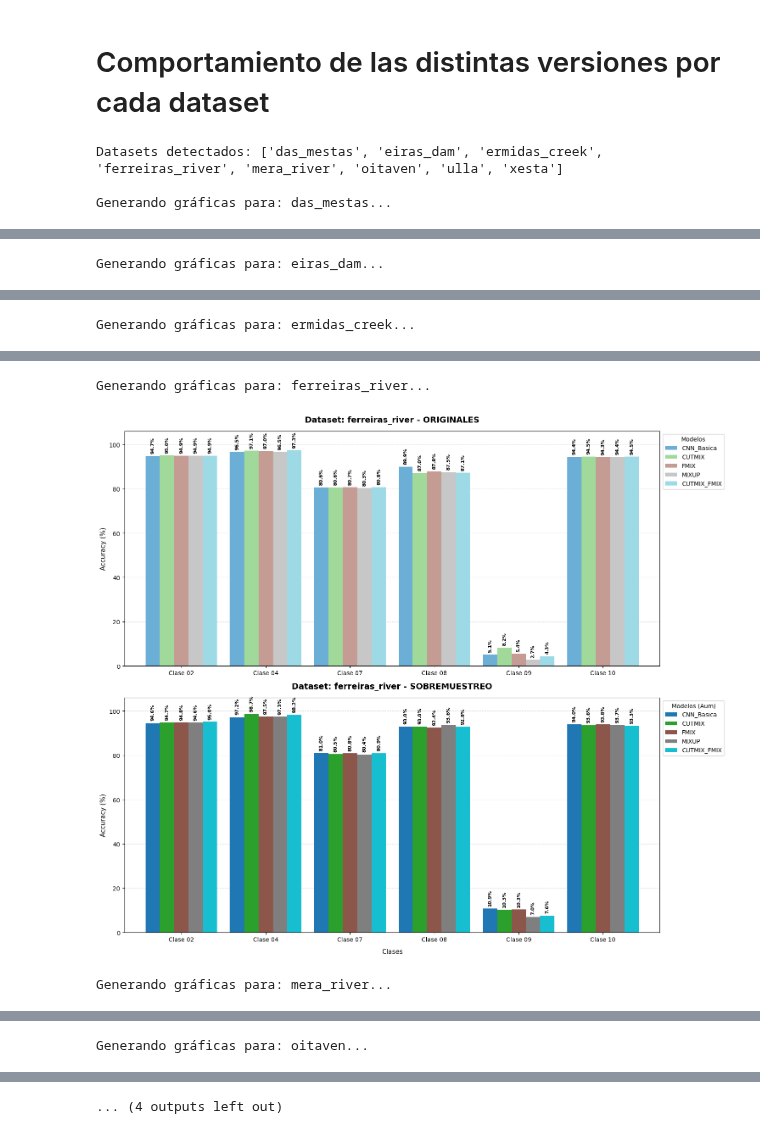
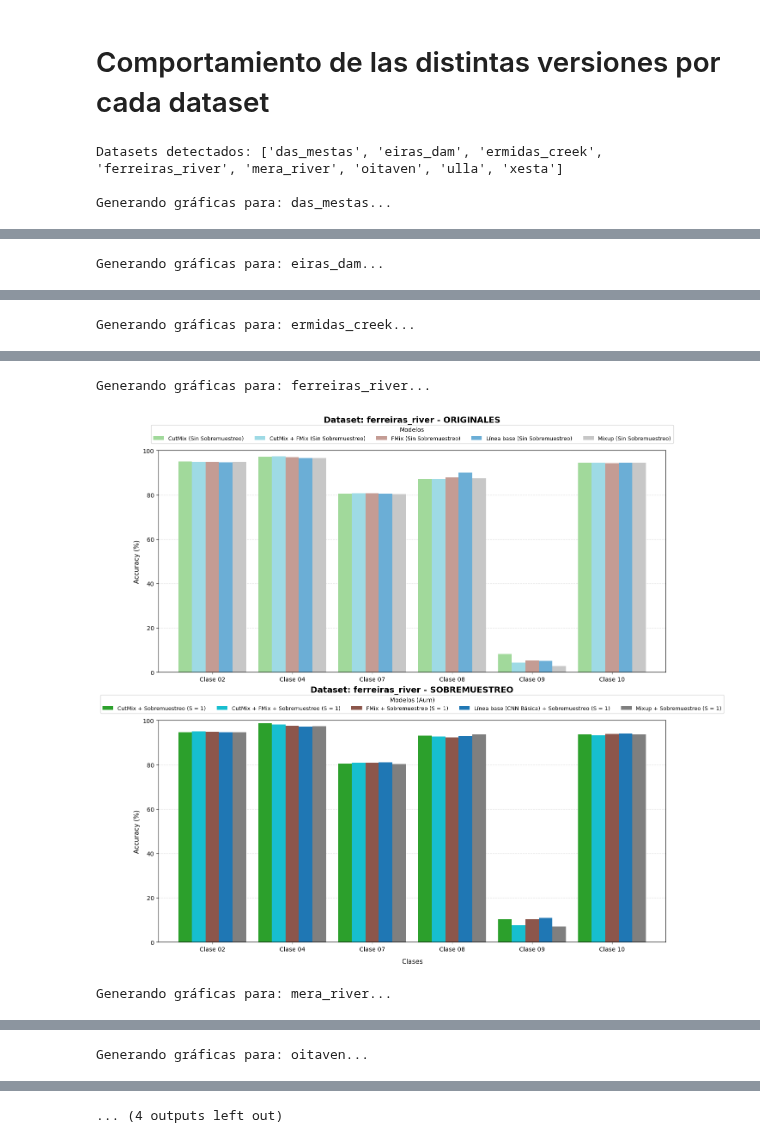
Before and after one commit to DBR5823/TFG_DanielBerdullasRey, a Jupyter notebook: Analisis_Fase1.ipynb, the cells around one changed output, grey strips where cells are left out. Saved outputs shown, nothing was run; the diff lists cells and outputs as text; code cells hidden in the pictures.

```diff
--- a/Analisis_Fase1.ipynb
+++ b/Analisis_Fase1.ipynb
@@ -915,7 +915,7 @@ def graficar_clases_separado_limpio(dataset_objetivo):
         ruta_orig = os.path.join("Codigos_AumentadoClaseMinoritaria/resultadosPruebas", f"resultados_{modelo}.log")
         ruta_aum = os.path.join("Codigos_AumentadoClaseMinoritaria/resultadosPruebasAumentado", f"resultados_{modelo}_aumentado.log")
 
-        # Processar Originales
+        # Procesar Originales
         if os.path.exists(ruta_orig):
             _, _, df_clases_orig = procesar_log_detallado(ruta_orig)
             if df_clases_orig is not None and dataset_objetivo in df_clases_orig.index:
@@ -940,12 +940,45 @@ def graficar_clases_separado_limpio(dataset_objetivo):
         print(f"No hay datos para {dataset_objetivo}")
         return
 
+    # ================= MODIFICACIÓN: ORDENAR Y CAMBIAR A SOBREMUESTREO =================
+    # Orden extraído de la imagen (aplica tanto para Originales como para Sobremuestreo)
+    orden_ranking = ["CUTMIX", "CUTMIX_FMIX", "FMIX", "CNN_Basica", "MIXUP"]
+
+    # Diccionarios de mapeo actualizados con "Sobremuestreo"
+    nombres_originales = {
+        "CUTMIX": "CutMix (Sin Sobremuestreo)",
+        "CUTMIX_FMIX": "CutMix + FMix (Sin Sobremuestreo)",
+        "FMIX": "FMix (Sin Sobremuestreo)",
+        "CNN_Basica": "Línea base (Sin Sobremuestreo)",
+        "MIXUP": "Mixup (Sin Sobremuestreo)"
+    }
+
+    nombres_aumentados = {
+        "CUTMIX": "CutMix + Sobremuestreo (S = 1)",
+        "CUTMIX_FMIX": "CutMix + FMix + Sobremuestreo (S = 1)",
+        "FMIX": "FMix + Sobremuestreo (S = 1)",
+        "CNN_Basica": "Línea base (CNN Básica) + Sobremuestreo (S = 1)",
+        "MIXUP": "Mixup + Sobremuestreo (S = 1)"
+    }
+
+    # Reordenamos las columnas de forma segura verificando cuáles existen
+    if not df_original.empty:
+        cols_orig_validas = [c for c in orden_ranking if c in df_original.columns]
+        df_original = df_original[cols_orig_validas]
+        labels_orig_limpios = [nombres_originales[c] for c in df_original.columns]
+
+    if not df_aumentado.empty:
+        cols_aum_validas = [c for c in orden_ranking if c in df_aumentado.columns]
+        df_aumentado = df_aumentado[cols_aum_validas]
+        labels_aum_limpios = [nombres_aumentados[c] for c in df_aumentado.columns]
+    # ============================================================================================
+
     # 3. CÁLCULO DEL YMIN DINÁMICO (decena inferior)
     todos_valores = pd.concat([df_original, df_aumentado]).values.flatten()
     valores_validos = [v for v in todos_valores if v > 0 and not pd.isna(v)]
     ymin = (min(valores_validos) // 10) * 10 if valores_validos else 0
 
-    # 4. GENERACIÓN DE GRÁFICAS (Unificado a un tamaño base de 15x13 para subplots)
+    # 4. GENERACIÓN DE GRÁFICAS
     fig, (ax1, ax2) = plt.subplots(2, 1, figsize=(15, 13))
 
     # --- Gráfica 1: Originales ---
@@ -953,44 +986,52 @@ def graficar_clases_separado_limpio(dataset_objetivo):
         colores_orig = [PALETA_COLORES.get(col, "#d3d3d3") for col in df_original.columns]
 
         df_original.plot(kind='bar', ax=ax1, width=0.85, color=colores_orig)
-        ax1.set_title(f'Dataset: {dataset_objetivo} - ORIGINALES', fontsize=14, fontweight='bold', pad=15)
+
+        ax1.set_title(f'Dataset: {dataset_objetivo} - ORIGINALES', fontsize=14, fontweight='bold', y=1.11)
         ax1.set_ylabel('Accuracy (%)', fontsize=11)
-        ax1.set_ylim(ymin, 106) # Ajustado a 106 para albergar los textos sin recortes
+        ax1.set_ylim(ymin, 100)
 
-        # Rejilla oculta tras las barras
         ax1.set_axisbelow(True)
         ax1.grid(axis='y', linestyle='--', alpha=0.4)
 
-        #Agregar etiquetas de datos rotadas 90°
-        for container in ax1.containers:
-            ax1.bar_label(container, fmt='%.1f%%', padding=4, fontsize=8, fontweight='semibold', rotation=90)
-
-        # Etiquetas del eje X limpias y horizontales
         ax1.set_xticklabels(ax1.get_xticklabels(), rotation=0, ha='center', fontsize=10)
         ax1.set_xlabel('')
-        ax1.legend(title="Modelos", loc='upper left', bbox_to_anchor=(1, 1))
+
+        ax1.legend(
+            labels=labels_orig_limpios,
+            title="Modelos",
+            loc='lower center',
+            bbox_to_anchor=(0.5, 1.02),
+            ncol=len(df_original.columns),
+            fontsize=9,
+            title_fontsize=10
+        )
 
     # --- Gráfica 2: Aumentados ---
     if not df_aumentado.empty:
         colores_aum = [PALETA_COLORES.get(f"{col}_Aumento", "#d3d3d3") for col in df_aumentado.columns]
 
         df_aumentado.plot(kind='bar', ax=ax2, width=0.85, color=colores_aum)
-        ax2.set_title(f'Dataset: {dataset_objetivo} - SOBREMUESTREO', fontsize=14, fontweight='bold', pad=15)
+
+        ax2.set_title(f'Dataset: {dataset_objetivo} - SOBREMUESTREO', fontsize=14, fontweight='bold', y=1.11)
         ax2.set_ylabel('Accuracy (%)', fontsize=11)
         ax2.set_xlabel('Clases', fontsize=11, labelpad=10)
-        ax2.set_ylim(ymin, 106) # Ajustado a 106 para consistencia analítica
+        ax2.set_ylim(ymin, 100)
 
-        # Rejilla oculta tras las barras
         ax2.set_axisbelow(True)
         ax2.grid(axis='y', linestyle='--', alpha=0.4)
 
-        # Agregar etiquetas de datos rotadas 90°
-        for container in ax2.containers:
-            ax2.bar_label(container, fmt='%.1f%%', padding=4, fontsize=8, fontweight='semibold', rotation=90)
+        ax2.set_xticklabels(ax2.get_xticklabels(), rotation=0, ha='center', fontsize=10)
 
-        # Etiquetas del eje X limpias y horizontales
-        ax2.set_xticklabels(ax2.get_xticklabels(), rotation=0, ha='center', fontsize=10)
-        ax2.legend(title="Modelos (Aum)", loc='upper left', bbox_to_anchor=(1, 1))
+        ax2.legend(
+            labels=labels_aum_limpios,
+            title="Modelos (Aum)",
+            loc='lower center',
+            bbox_to_anchor=(0.5, 1.02),
+            ncol=len(df_aumentado.columns),
+            fontsize=9,
+            title_fontsize=10
+        )
 
     plt.tight_layout()
     plt.show()
@@ -1028,3 +1069,3 @@ Generando gráficas para: ermidas_creek...
 Generando gráficas para: ferreiras_river...
-[figure, old version]
+[figure, new version]
 Generando gráficas para: mera_river...
```
Also changed, not shown: parts of 2 cells of this notebook, 2 other files.
